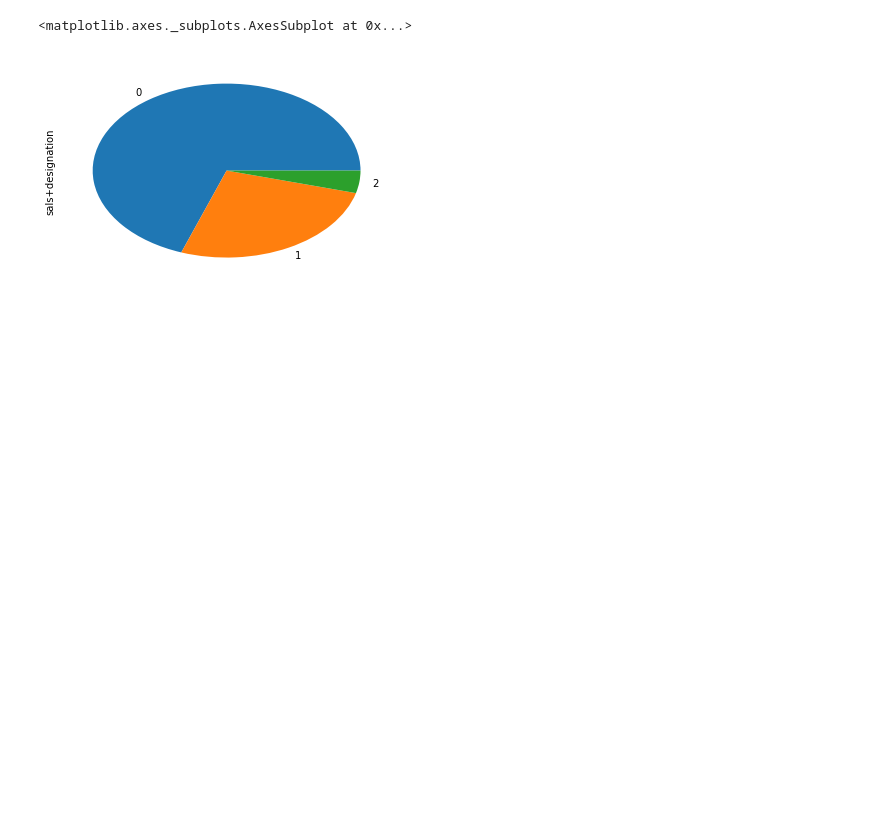
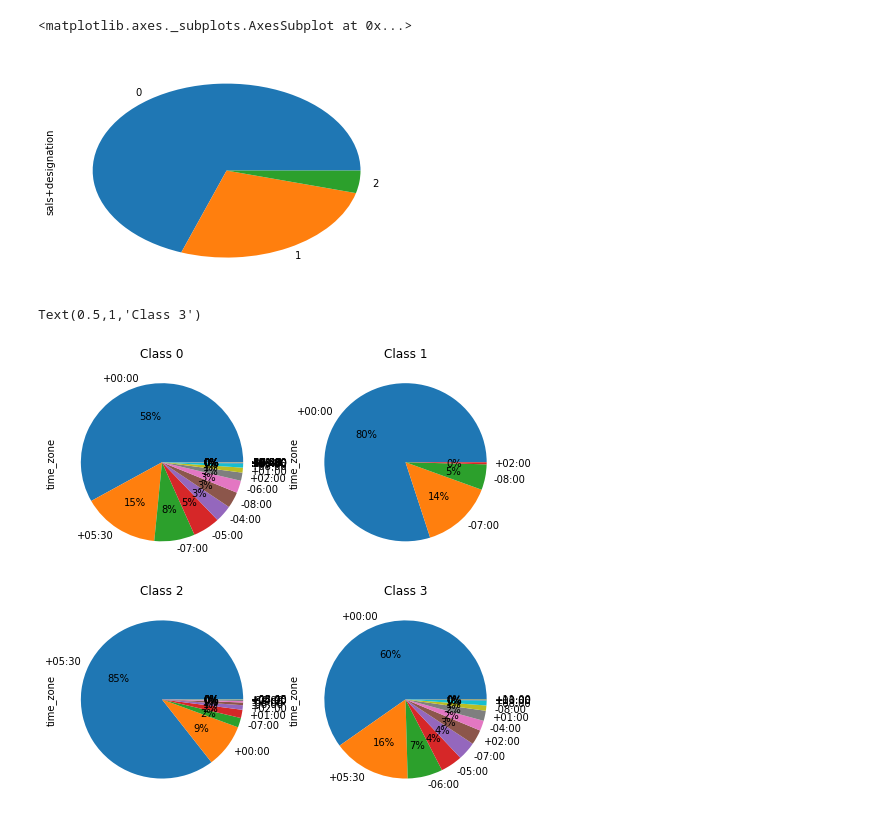
Before and after one commit to anneclairebrld/mail_classification, a Jupyter notebook: discovery.ipynb, the cells around one changed output. Saved outputs shown, nothing was run; the diff lists cells and outputs as text; code cells hidden in the pictures; blank space fills up the shorter version.

```diff
--- a/discovery.ipynb
+++ b/discovery.ipynb
@@ -96,7 +128,7 @@ train_df[train_df['label'] == 1]['images'].value_counts().sort_index(ascending =
 0      220
 Name: images, Length: 68, dtype: int64
 # %%
-train_df['chars_in_subject_description'] = train_df['chars_in_subject'].apply(lambda x: 'few' if x <= 75 else 'many')
+train_df['chars_in_subject_description'] = train_df['chars_in_subject'].apply(lambda x: 'none' if x <= 20 else 'few' if x <= 50 else 'many')
 #train_df['chars_in_body'] = np.searchsorted(list(np.arange(0, max(train_df['chars_in_body']), 100)), train_df['chars_in_body'].values)
 #train_df[train_df['label'] == 2]['chars_in_body'].value_counts().sort_index(ascending = False)
 train_df.hist(column='chars_in_subject', by='label', bins = 75)
@@ -195,3 +227,41 @@ res.plot.pie()
 [figure]
 # %%
 train_df['sals+designation'] = train_df['salutations'] + train_df['designation']
+# %%
+from dateutil import parser
+for x in train_df['date']: # get rid of (GMT+) elements -> already encoded
+    if '(GMT+' in x :
+        train_df = train_df.replace({'date': {x: x.split('(')[0]}})
+
+
+    # df['date'] = pd.to_datetime(df['date'], utc = True)
+    # df['month'] = df['date'].dt.month
+    # df['year'] = df['date'].dt.year
+    # df['day'] = df['date'].dt.date
+    # df['hour'] = df['date'].dt.hour
+
+train_df['date_time'] = [parser.parse(x) for x in train_df['date']]
+train_df['time_zone'] = [str(x)[-6:] for x in train_df['date_time']]
+# %%
+res0 = train_df[train_df['label'] == 0]['time_zone'].value_counts()
+res1 = train_df[train_df['label'] == 1]['time_zone'].value_counts()
+res2 = train_df[train_df['label'] == 2]['time_zone'].value_counts()
+res3 = train_df[train_df['label'] == 3]['time_zone'].value_counts()
+
+fig = plt.figure(figsize=(8,8))
+
+fig.add_subplot(2, 2, 1)
+res0.plot.pie(autopct='%1.0f%%')
+plt.title('Class 0')
+fig.add_subplot(2, 2, 2)
+res1.plot.pie(autopct='%1.0f%%')
+plt.title('Class 1')
+fig.add_subplot(2, 2, 3)
+res2.plot.pie(autopct='%1.0f%%')
+plt.title('Class 2')
+fig.add_subplot(2, 2, 4)
+res3.plot.pie(autopct='%1.0f%%')
+plt.title('Class 3')
+# %% [output]
+Text(0.5,1,'Class 3')
+[figure, added]
```
Also changed, not shown: parts of 5 cells of this notebook, 3 other files.
